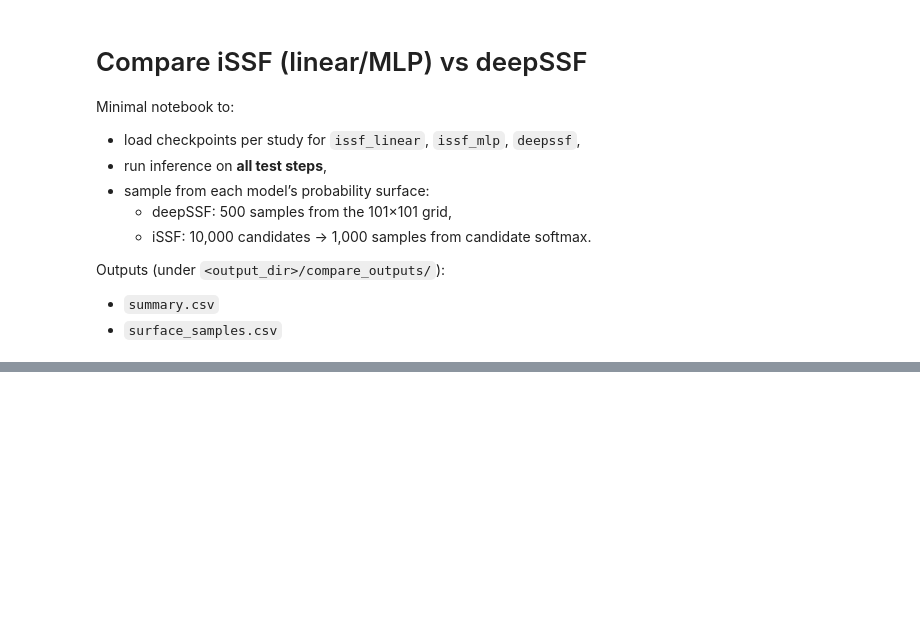
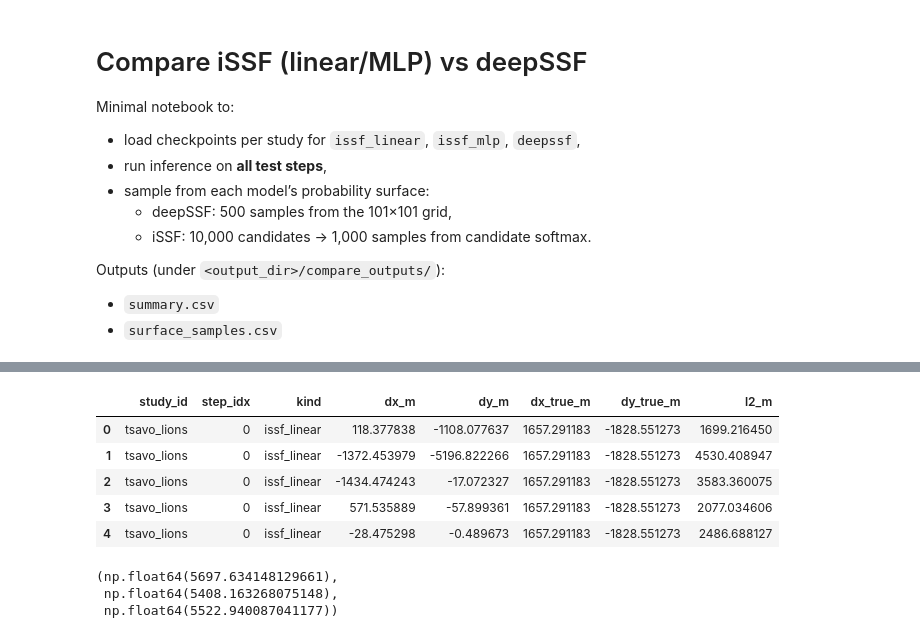
Before and after one commit to justinkay/movebench, a Jupyter notebook: notebooks/compare_ssf_outputs.ipynb, the cells around one changed output, grey strips where cells are left out. Drawn from its saved outputs; the diff is of its cells as text; code cells hidden in the pictures; blank space fills up the shorter version.

```diff
--- a/notebooks/compare_ssf_outputs.ipynb
+++ b/notebooks/compare_ssf_outputs.ipynb
@@ -21,7 +21,7 @@ import numpy as np, pandas as pd, torch
 
 BENCHMARK_CONFIG_PATH = "../configs/benchmarks/all.yaml"
 ONLY_ONE_STUDY = True
-STUDY_ID: str | None = None  # e.g. "tsavo_lions"; if None uses first resolved study
+STUDY_ID = "tsavo_lions"
 SETUP_IF_MISSING = False
 CHECKPOINT_ROOT_OVERRIDE: str | None = None
 
@@ -363,0 +394,50 @@ display(df_surf.head(20))
+# %%
+import numpy as np, pandas as pd
+from pyproj import Transformer
+from movebench import Study
+from movebench.trajectories import SET_COL, TIME_COL, select_step_starts
+
+surf = df_surf.copy()  # has: study_id, step_idx, kind, dx_m, dy_m
+sampler = cfg["datasets"]["issf"]["sampler"]
+to_m = Transformer.from_crs("EPSG:4326", "EPSG:3857", always_xy=True)
+
+truth = []
+for sid in surf["study_id"].astype(str).unique():
+    st = Study(sid)
+    df = pd.read_csv(st.trajectories_path)
+    df[TIME_COL] = pd.to_datetime(df[TIME_COL], errors="coerce")
+    df = df.dropna(subset=[TIME_COL])
+    steps = select_step_starts(
+        df[df[SET_COL] == "test"].copy(),
+        step_multiplier=float(sampler["step_multiplier"]),
+        step_q=float(sampler["step_q"]),
+        gap_q=float(sampler["gap_q"]),
+    )
+    x0, y0 = to_m.transform(steps["start_lon"].to_numpy(), steps["start_lat"].to_numpy())
+    x1, y1 = to_m.transform(steps["end_lon"].to_numpy(), steps["end_lat"].to_numpy())
+    truth.append(pd.DataFrame({
+        "study_id": sid,
+        "step_idx": np.arange(len(steps), dtype=int),
+        "dx_true_m": np.asarray(x1) - np.asarray(x0),
+        "dy_true_m": np.asarray(y1) - np.asarray(y0),
+    }))
+
+truth = pd.concat(truth, ignore_index=True)
+df_surf_l2 = surf.merge(truth, on=["study_id", "step_idx"], how="left")
+df_surf_l2["l2_m"] = np.hypot(df_surf_l2["dx_m"] - df_surf_l2["dx_true_m"],
+                              df_surf_l2["dy_m"] - df_surf_l2["dy_true_m"])
+df_surf_l2.head()
+# %% [output]
+|  | study_id | step_idx | kind | dx_m | dy_m | dx_true_m | dy_true_m | l2_m |
+| 0 | tsavo_lions | 0 | issf_linear | 118.377838 | -1108.077637 | 1657.291183 | -1828.551273 | 1699.216450 |
+| 1 | tsavo_lions | 0 | issf_linear | -1372.453979 | -5196.822266 | 1657.291183 | -1828.551273 | 4530.408947 |
+| 2 | tsavo_lions | 0 | issf_linear | -1434.474243 | -17.072327 | 1657.291183 | -1828.551273 | 3583.360075 |
+| 3 | tsavo_lions | 0 | issf_linear | 571.535889 | -57.899361 | 1657.291183 | -1828.551273 | 2077.034606 |
+| 4 | tsavo_lions | 0 | issf_linear | -28.475298 | -0.489673 | 1657.291183 | -1828.551273 | 2486.688127 |
+# %%
+# df_surf_l2[df_surf_l2.kind=='issf_linear'].sort_values('l2_m',ascending=False)
+df_surf_l2[df_surf_l2.kind=='issf_linear'].l2_m.mean(), df_surf_l2[df_surf_l2.kind=='issf_mlp'].l2_m.mean(), df_surf_l2[df_surf_l2.kind=='deepssf'].l2_m.mean()
+# %% [output]
+(np.float64(5697.634148129661),
+ np.float64(5408.163268075148),
+ np.float64(5522.940087041177))
```
Also changed, not shown: parts of 4 cells of this notebook.
